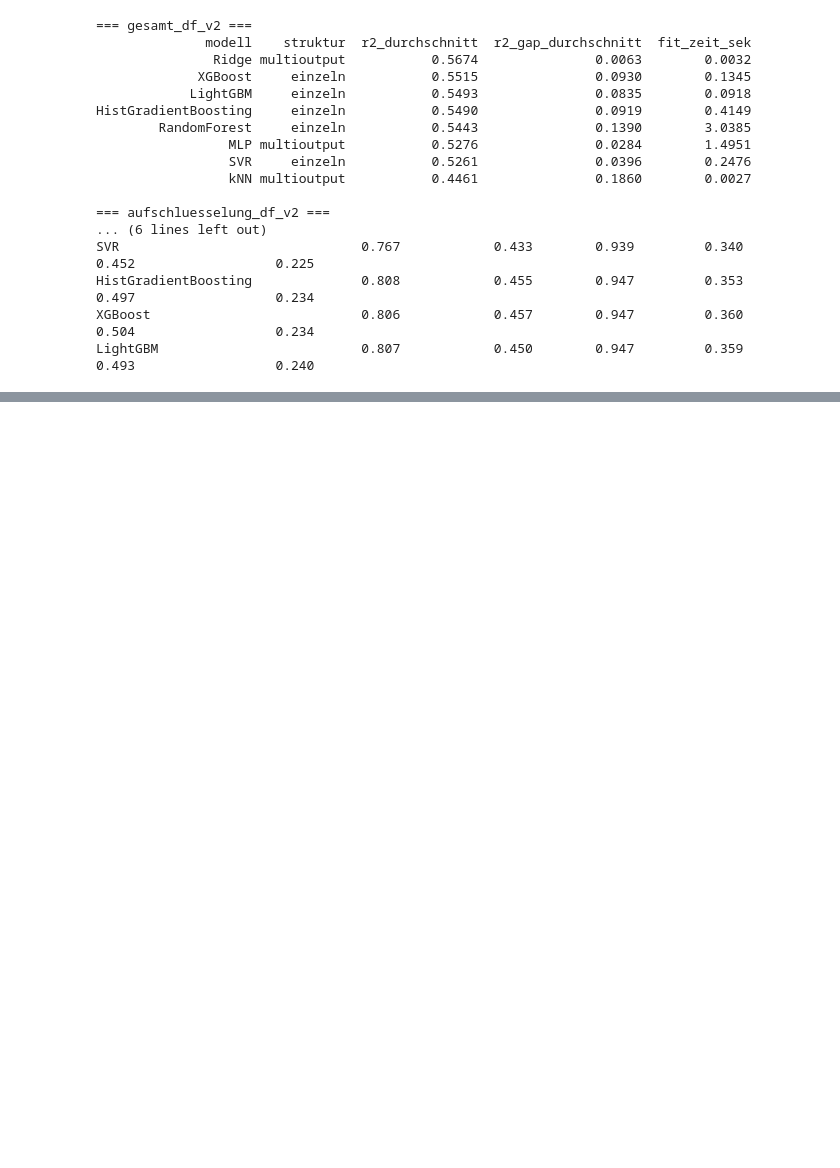
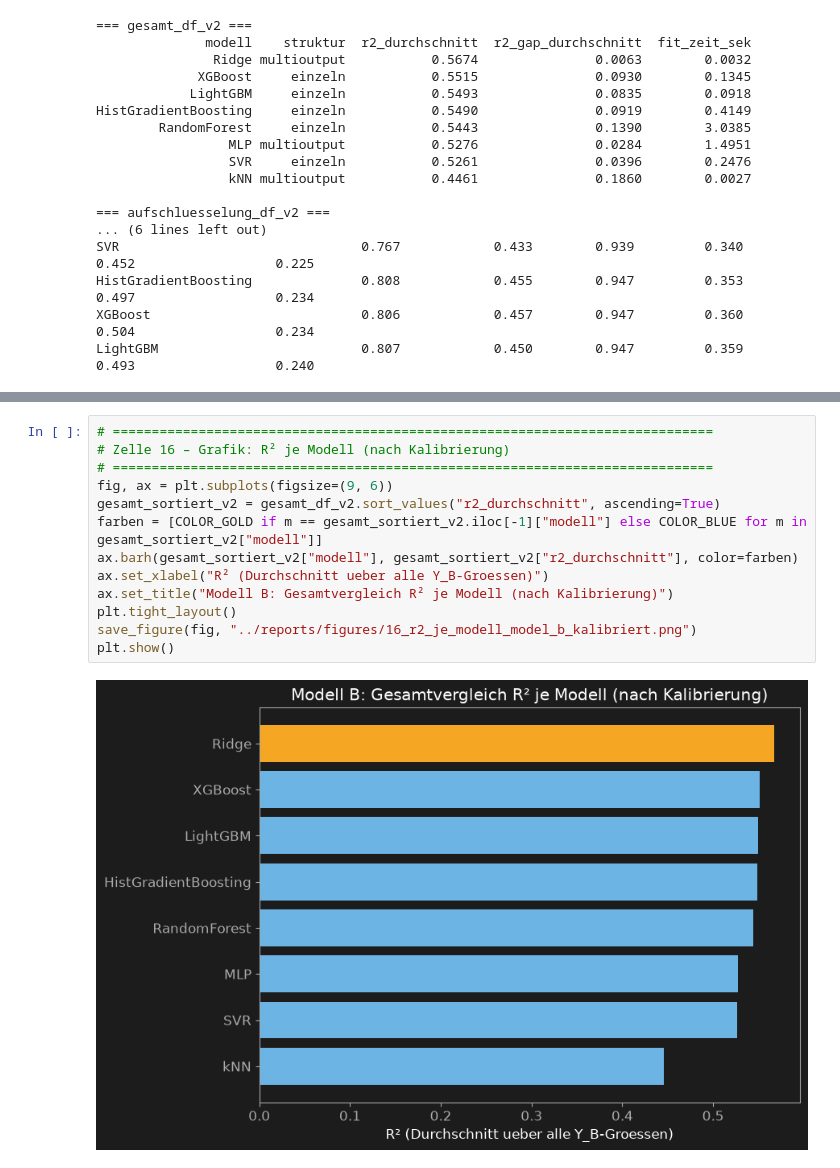
Before and after one commit to AwaTekoete/_MyExtrusionML_Synthetisch, a Jupyter notebook: notebooks/11_modeling_model_b.ipynb, the cells around one changed output, grey strips where cells are left out. Cells and saved outputs as stored; diff of their text form; blank space fills up the shorter version.

```diff
--- a/notebooks/11_modeling_model_b.ipynb
+++ b/notebooks/11_modeling_model_b.ipynb
@@ -878,0 +912,15 @@ LightGBM                          0.807            0.450        0.947         0.
+# %%
+# =============================================================================
+# Zelle 16 – Grafik: R² je Modell (nach Kalibrierung)
+# =============================================================================
+fig, ax = plt.subplots(figsize=(9, 6))
+gesamt_sortiert_v2 = gesamt_df_v2.sort_values("r2_durchschnitt", ascending=True)
+farben = [COLOR_GOLD if m == gesamt_sortiert_v2.iloc[-1]["modell"] else COLOR_BLUE for m in gesamt_sortiert_v2["modell"]]
+ax.barh(gesamt_sortiert_v2["modell"], gesamt_sortiert_v2["r2_durchschnitt"], color=farben)
+ax.set_xlabel("R² (Durchschnitt ueber alle Y_B-Groessen)")
+ax.set_title("Modell B: Gesamtvergleich R² je Modell (nach Kalibrierung)")
+plt.tight_layout()
+save_figure(fig, "../reports/figures/16_r2_je_modell_model_b_kalibriert.png")
+plt.show()
+# %% [output]
+[figure, added]
```
Also changed, not shown: parts of 5 cells of this notebook, 6 other files.
